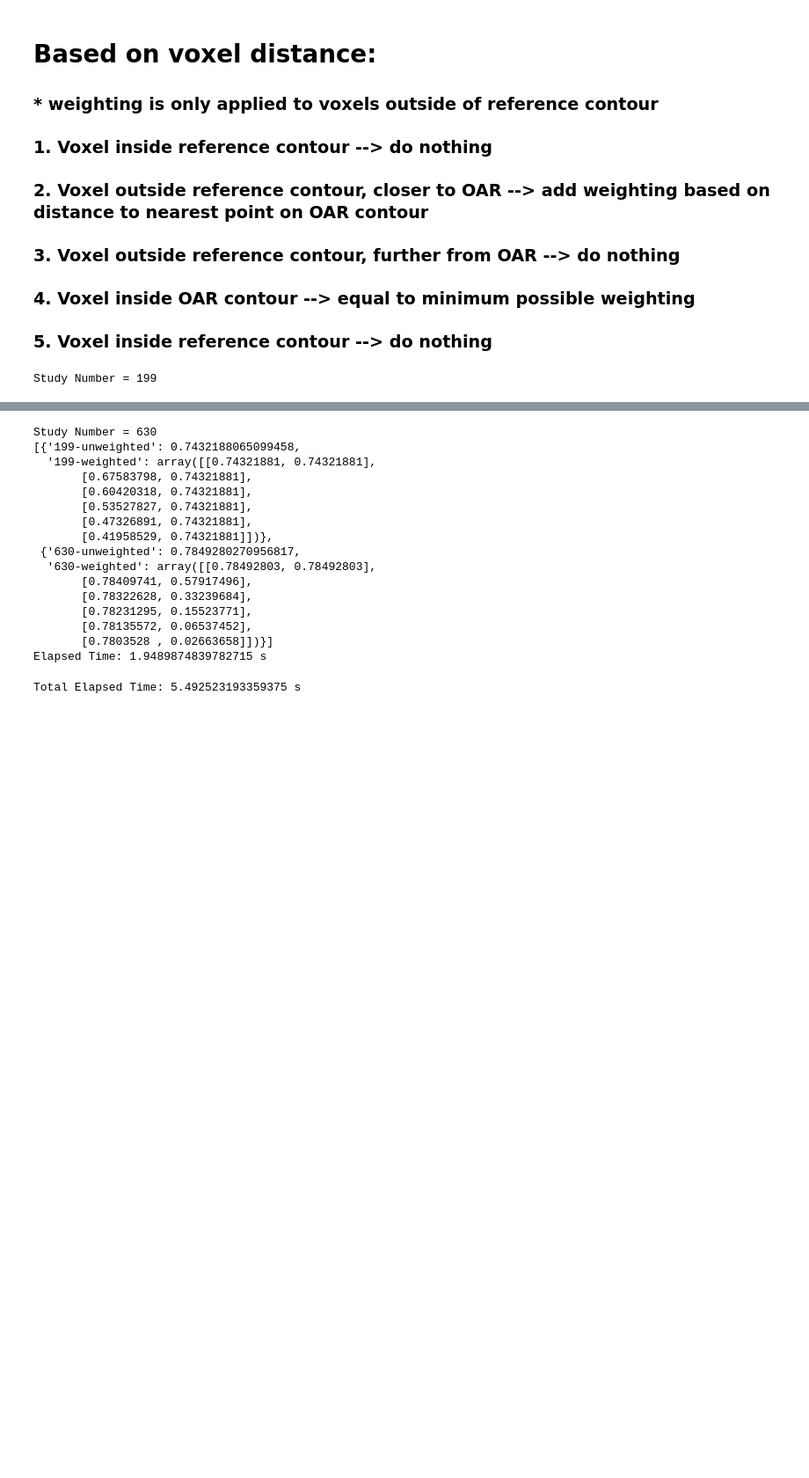
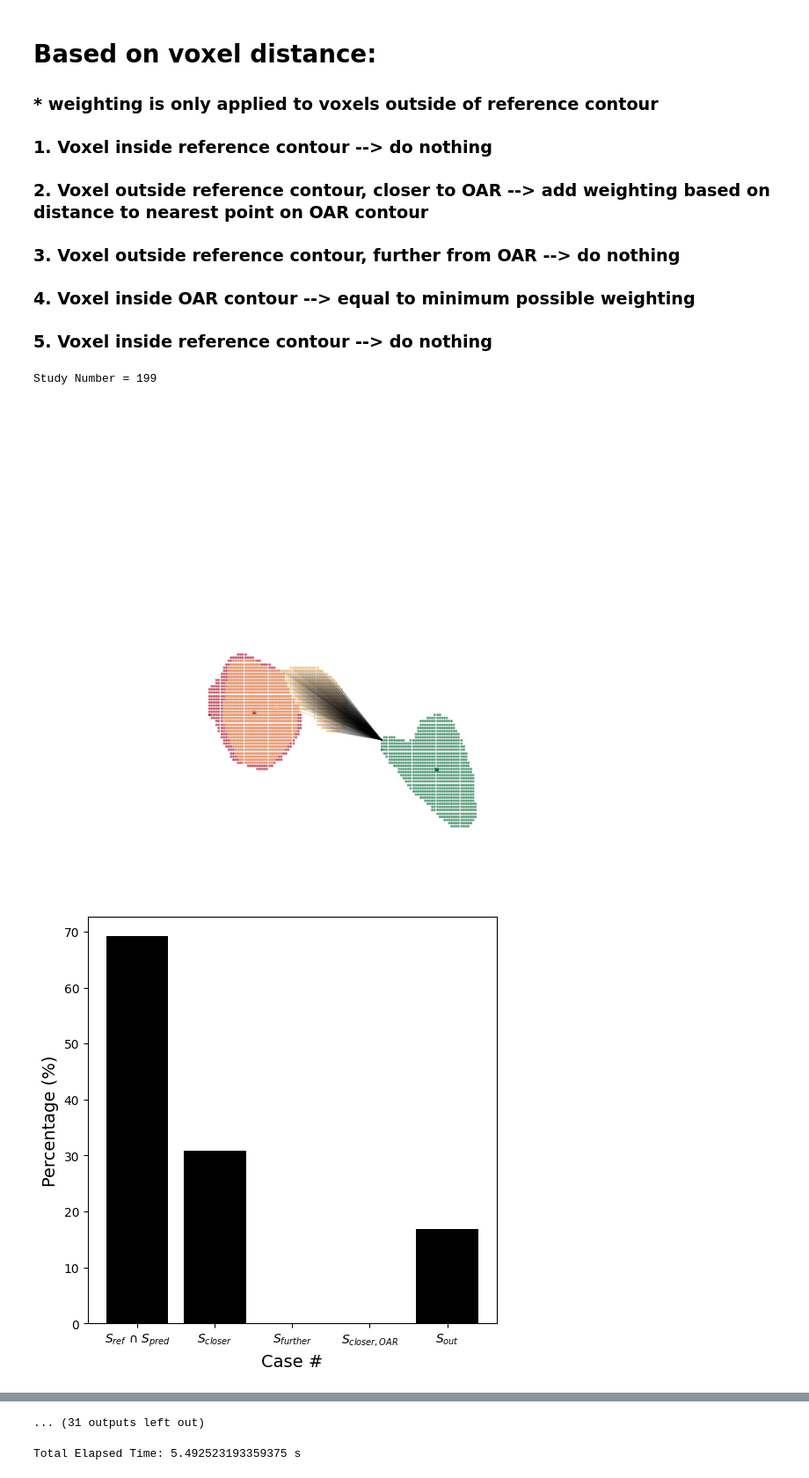
Before and after one commit to Lucas-Mc/OAR-weighted_Dice-Score, a Jupyter notebook: analysis.ipynb, the cells around one changed output, grey strips where cells are left out. Shown at 88% size. Cells and saved outputs as stored; diff of their text form; code cells hidden in the pictures; blank space fills up the shorter version.

Commit message:
Adds analysis figures

```diff
--- a/analysis.ipynb
+++ b/analysis.ipynb
@@ -437,7 +437,7 @@ Elapsed Time: 3.5435357093811035 s
 # %%
 OAR_results = {}
 all_alpha = [0,2,4,6,8,10]
-PLOT_EVERYTHING = False
+PLOT_EVERYTHING = True
 
 for study_num in all_study_results.keys():
     print(f'Study Number = {study_num}')
@@ -633,30 +633,32 @@ for study_num in all_study_results.keys():
                 plt.xlim([150,350])
                 plt.ylim([200,350])
                 plt.colorbar()
                 gca = plt.gca()
                 gca.axis('off')
                 plt.show()
 
             all_weighted_voxels = weighted_map[~np.isnan(weighted_map)]
             if len(all_weighted_voxels) == 0:
                 sum_weighted = 1
             else:
                 sum_weighted = sum(all_weighted_voxels) / len(all_weighted_voxels)
             points_1 = OAR_results[study_num][OAR_type_names[ot]]['points_1']
             points_2 = OAR_results[study_num][OAR_type_names[ot]]['points_2']
             points_3 = OAR_results[study_num][OAR_type_names[ot]]['points_3']
             points_4 = OAR_results[study_num][OAR_type_names[ot]]['points_4']
             points_5 = OAR_results[study_num][OAR_type_names[ot]]['points_5']
             weighted_dice_score = 2*(points_1) / (2*points_1 + (points_2/sum_weighted + points_3 + points_4 + points_5))
             all_weighted_dice_score.append(weighted_dice_score)
 
         OAR_results[study_num]['weighted'].append(all_weighted_dice_score)
     OAR_results[study_num]['weighted'] = np.array(OAR_results[study_num]['weighted'])
     time_1_stop = time.time()
 
 pprint.pprint([{f'{st}-{key}': OAR_results[st][key] for key in ['unweighted','weighted']} for st in OAR_results.keys()])
 
 elapsed_time_2 = (time_1_stop - time_1_start)
 print(f'Elapsed Time: {elapsed_time_2} s')
 # %% [output]
 Study Number = 199
+[figure, added]
+[figure, added]
@@ -663,19 +674,4 @@ Study Number = 199
-Study Number = 630
-[{'199-unweighted': 0.7432188065099458,
-  '199-weighted': array([[0.74321881, 0.74321881],
-       [0.67583798, 0.74321881],
-       [0.60420318, 0.74321881],
-       [0.53527827, 0.74321881],
-       [0.47326891, 0.74321881],
-       [0.41958529, 0.74321881]])},
- {'630-unweighted': 0.7849280270956817,
-  '630-weighted': array([[0.78492803, 0.78492803],
-       [0.78409741, 0.57917496],
-       [0.78322628, 0.33239684],
-       [0.78231295, 0.15523771],
-       [0.78135572, 0.06537452],
-       [0.7803528 , 0.02663658]])}]
-Elapsed Time: 1.9489874839782715 s
+... (31 outputs left out)
 # %%
 print(f'Total Elapsed Time: {elapsed_time_1 + elapsed_time_2} s')
 # %% [output]
```
Also changed, not shown: parts of 1 cell of this notebook.
